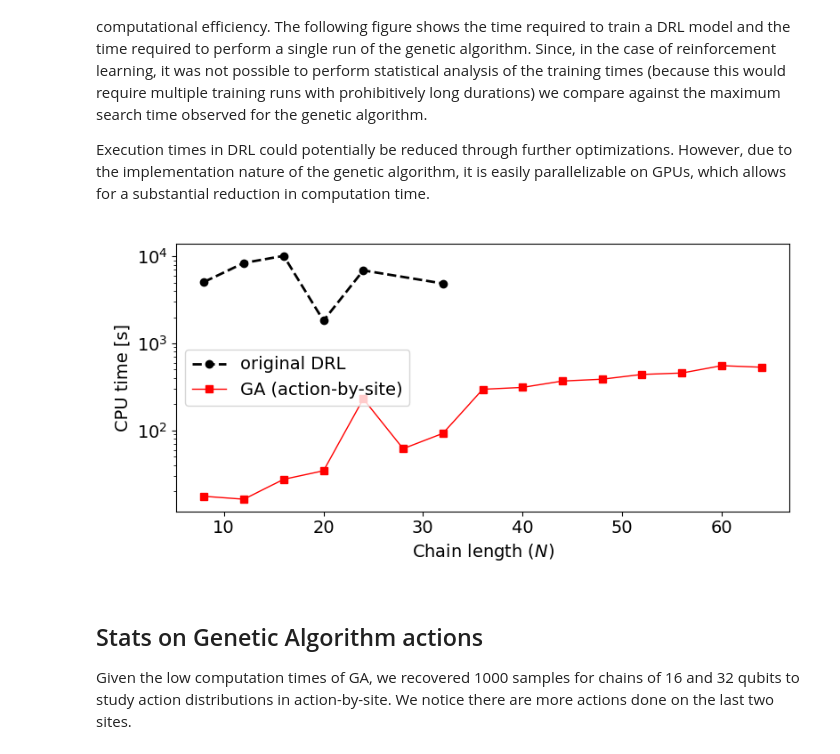
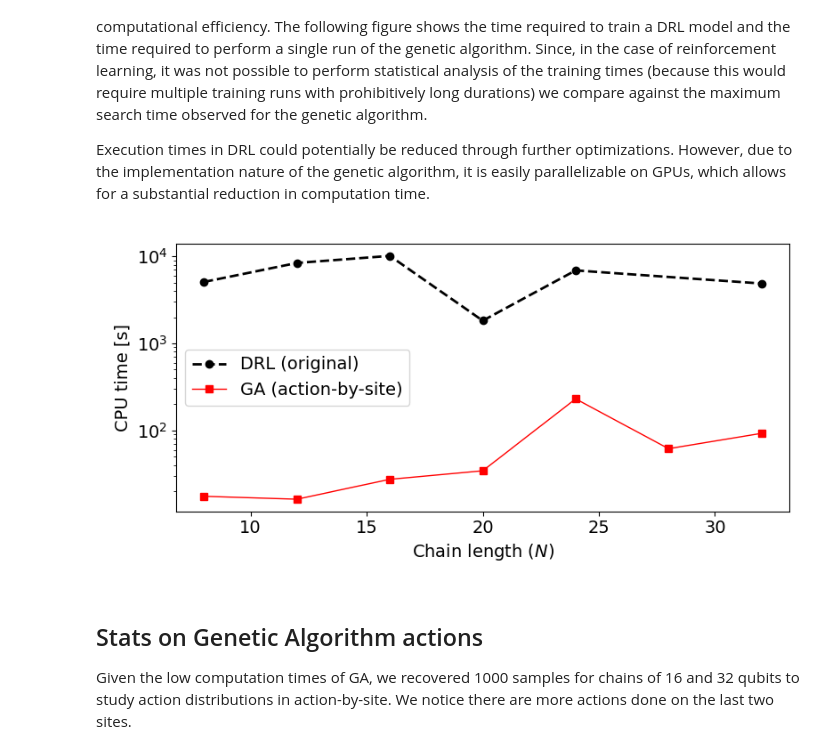
Before and after one commit to sofips/qst_control, a Jupyter notebook: main_figures.ipynb, the cells around one changed output. Cells and saved outputs as stored; diff of their text form; code cells hidden in the pictures.

```diff
--- a/main_figures.ipynb
+++ b/main_figures.ipynb
@@ -79,7 +79,7 @@ chain_length = 32
 
 # extract stats from both experiments
 ga_oaps_stats = ga_abs_results.groupby('chain_length').agg({'max_fidelity': ['mean', 'std', 'max', 'min'], 'cpu_time': ['mean', 'std', 'max', 'min'] }).reset_index()
-#ga_oaps_stats = ga_oaps_stats[ga_oaps_stats['chain_length'] <= 32]
+ga_oaps_stats = ga_oaps_stats[ga_oaps_stats['chain_length'] <= 32]
 
 ga_zhang_stats = ga_zhang_results.groupby('chain_length').agg({'max_fidelity': ['mean', 'std', 'max', 'min'], 'cpu_time': ['mean', 'std', 'max', 'min']}).reset_index()
 
@@ -89,7 +89,7 @@ gs = gridspec.GridSpec(1, 2, width_ratios=[2, 1])  # 2/3 y 1/3
 ax_main = fig.add_subplot(gs[0])
 ax_side = fig.add_subplot(gs[1])
 
-# main plot: mean max_fidelityelity vs chain length
+# main plot: mean max_fidelity vs chain length
 ax = ax_main
 ax.errorbar(ga_oaps_stats['chain_length'], ga_oaps_stats[('max_fidelity', 'mean')], yerr=ga_oaps_stats[('max_fidelity', 'std')], fmt='o--',
             label='GA (action-by-site)', color='red', capsize=5)
@@ -319,18 +319,18 @@ Execution times in DRL could potentially be reduced through further optimization
 # %%
 drl_times = pd.read_csv('adapted_zhang_implementation/original_drl_results/cpu_times.csv')
 
 plt.figure(figsize=(8, 4))
-plt.plot(chain_lengths, drl_times['cpu_time'], 'o--', label='original DRL', color='black')
+plt.plot(chain_lengths, drl_times['cpu_time'], 'o--', label='DRL (original)', color='black')
 plt.plot(ga_oaps_stats['chain_length'], ga_oaps_stats[('cpu_time', 'max')], 's-', label='GA (action-by-site)', color='red', linewidth=1)
 plt.xlabel('Chain length ($N$)', fontsize=font_size)
 plt.ylabel('CPU time [s]', fontsize=font_size)
 plt.legend(fontsize=font_size, loc='center left')
 plt.yscale('log')
 
 plt.tight_layout()
 plt.savefig('figures/zhang_drl_ga_cpu_times_ls.png', dpi=1024, bbox_inches='tight')
 # %% [output]
-[figure, old version]
+[figure, new version]
 # %% [markdown]
 ## Stats on Genetic Algorithm actions
 
```
Also changed, not shown: parts of 3 cells of this notebook, 8 other files.
